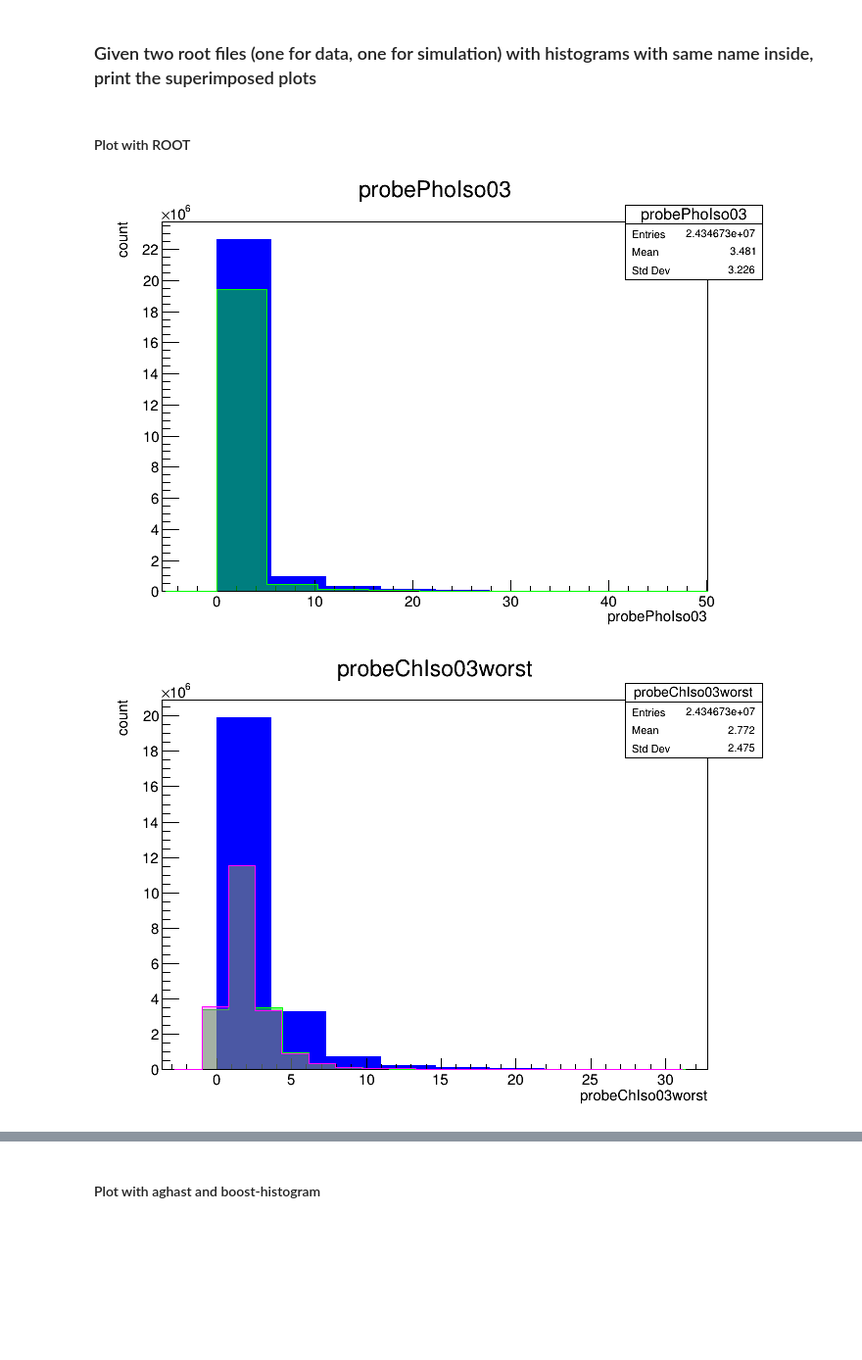
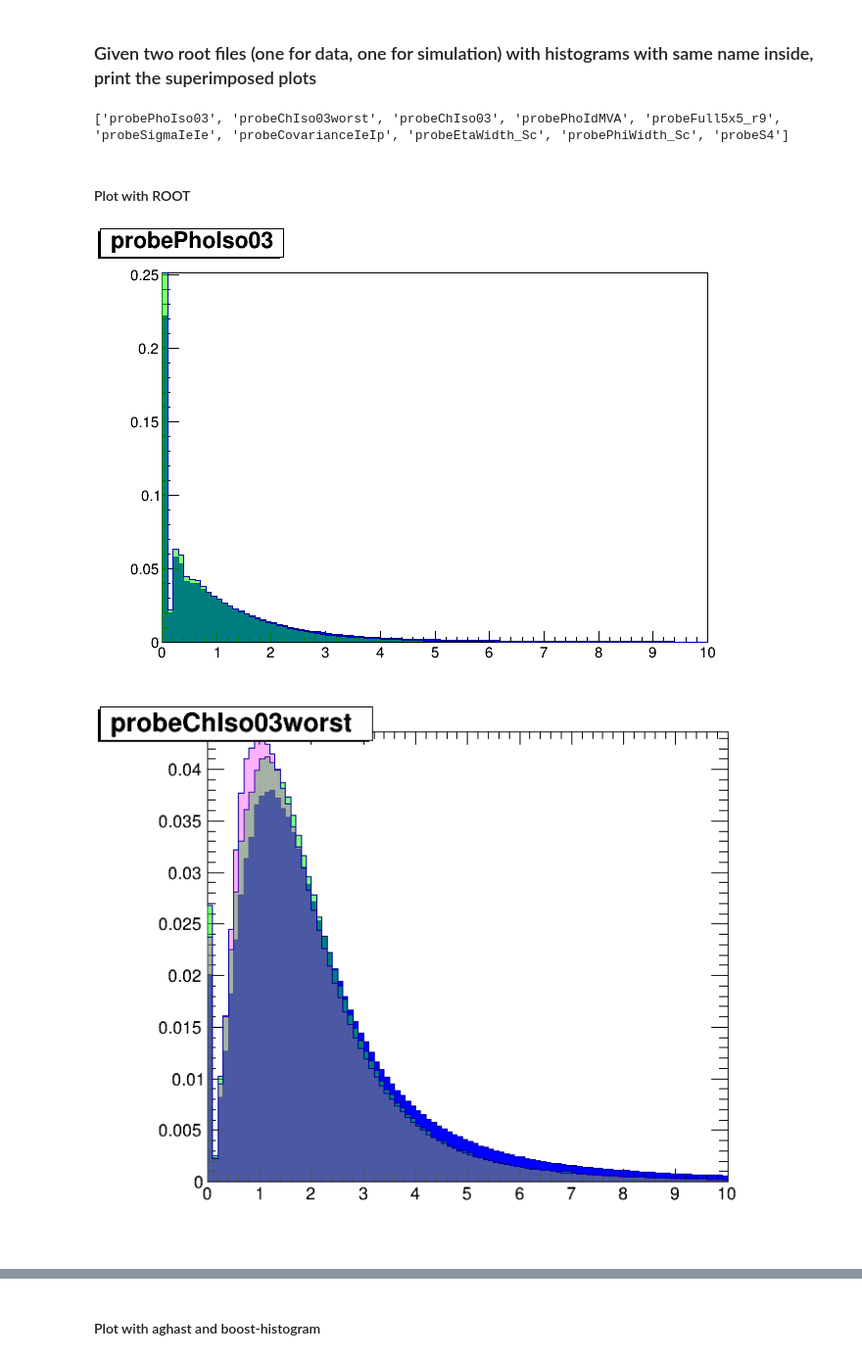
Before and after one commit to maxgalli/UsefulHEPScripts, a Jupyter notebook: print_superimposed_plots.ipynb, the cells around one changed output, grey strips where cells are left out. Shown at 98% size. Drawn from its saved outputs; the diff is of its cells as text; code cells hidden in the pictures; blank space fills up the shorter version.

```diff
--- a/print_superimposed_plots.ipynb
+++ b/print_superimposed_plots.ipynb
@@ -37 +22,13 @@ var_lims = {
+# %%
+histos = {}
+histos['data'] = []
+histos['mc'] = []
+
+data_file = ROOT.TFile('root_files/tnp/tnp_data.root')
+mc_file = ROOT.TFile('root_files/tnp/tnp_mc.root')
+
+variables = [key.GetName() for key in data_file.GetListOfKeys()]
+print(variables)
+# %% [output]
+['probePhoIso03', 'probeChIso03worst', 'probeChIso03', 'probePhoIdMVA', 'probeFull5x5_r9', 'probeSigmaIeIe', 'probeCovarianceIeIp', 'probeEtaWidth_Sc', 'probePhiWidth_Sc', 'probeS4']
 # %%
@@ -114,13 +153,10 @@ def draw_plot(pkg, var, x_lims = None):
 # %% [markdown]
 #### Plot with ROOT
 # %%
-canvases = []
-
-for v, lims in var_lims.items():
-    canvases.append(draw_plot('root', v, lims))
+canvases = [draw_root_plot(var) for var in variables]
 
 for c in canvases:
     c.Draw()
 # %% [output]
-[figure, old version]
+[figure, new version]
-[figure, old version]
+[figure, new version]
```
Also changed, not shown: parts of 8 cells of this notebook, 1 other file.
